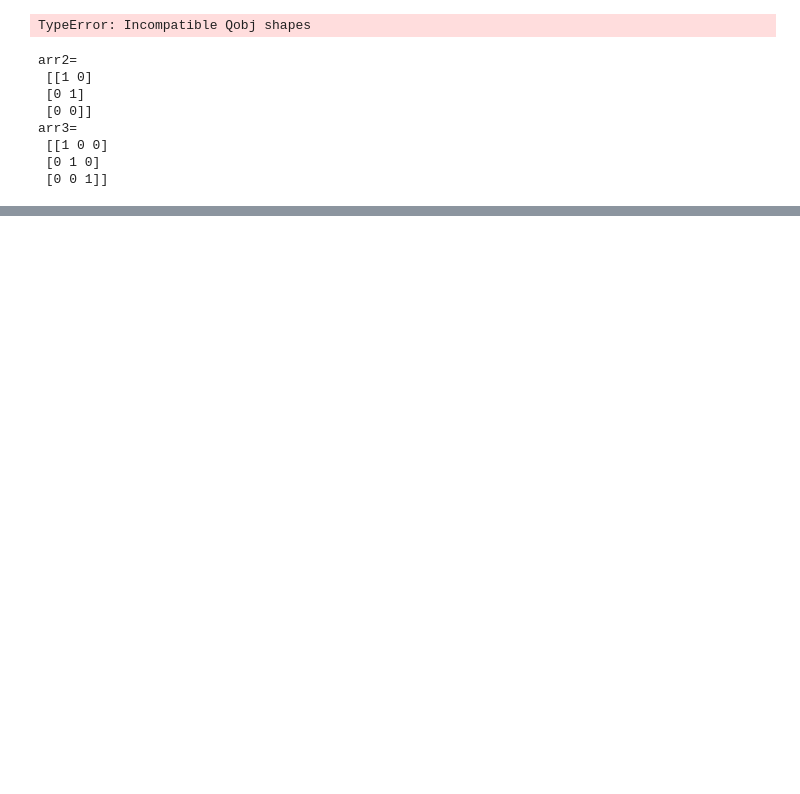
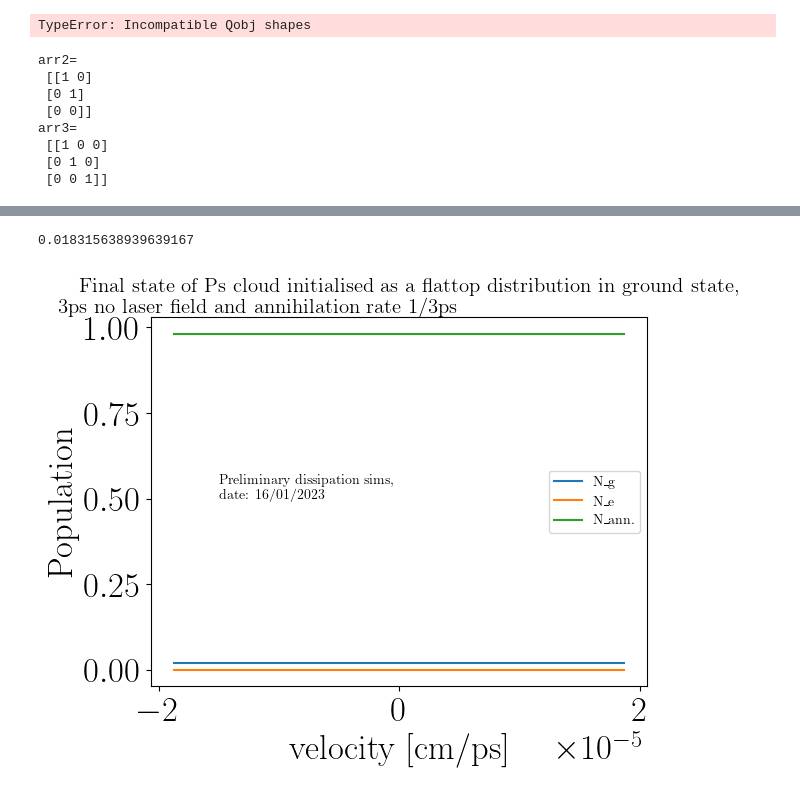
Before and after one commit to Yanaiski/master_thesis, a Jupyter notebook: 05_dissipation.ipynb, the cells around one changed output, grey strips where cells are left out. Saved outputs shown, nothing was run; the diff lists cells and outputs as text; code cells hidden in the pictures; blank space fills up the shorter version.

Commit message:
Added dissipation example

```diff
--- a/05_dissipation.ipynb
+++ b/05_dissipation.ipynb
@@ -122,0 +162,12 @@ plt.show()
+# %%
+system = Ps_system(N_atoms=250,dims=3,isDissipative=True)
+rabi0 = 0#2*np.pi*(3000e-3)
+chirp = 0#2*np.pi*(4000e-3)
+no_pulse = {"label":"no laser","rabi0" : rabi0, "detuning": 0,"chirp" : chirp,"pulse_duration" : 1,"unit_wavevector":1,"start":0,"end":12,"notch":1e-6}
+system.init_pulse(no_pulse)
+system.init_pulse_cycle()
+
+system.init_distribution_constant()
+system.init_states_general_flattop(internal_state_arr=np.asarray([[1,0,0],[0,0,0],[0,0,0]]))
+#system.set_Hamiltonian_MT()
+system.evolve(dissipation="annihilation")
@@ -122,0 +185,23 @@ plt.show()
+# %%
+#print(system.laserDict[0][1].rabi(system.laserDict[0][1].tlist,None))
+#print(system.c_ops)
+
+plt.plot(system.velocity_bins,np.asarray(system.saved_expect)[0,0:250,-1],label="N_g")
+plt.plot(system.velocity_bins,np.asarray(system.saved_expect)[0,250:500,-1],label="N_e")
+plt.plot(system.velocity_bins,np.asarray(system.saved_expect)[0,500:750,-1],label="N_ann.")
+
+print(1-np.asarray(system.saved_expect)[0,600,-1])
+#total = np.asarray(system.saved_expect)[0,0:250,-1]+np.asarray(system.saved_expect)[0,250:500,-1]
+#plt.plot(system.velocity_bins,total,label="total")
+#plt.plot(system.velocity_bins,np.full(system.N_bins,1),label="Initial total",ls="dashed",color="black")
+plt.legend(loc="right",fontsize=10)
+plt.text(-1.5e-5,0.5,"Preliminary dissipation sims,\n date: {}".format(date.today().strftime("%d/%m/%Y")),fontsize=10)
+plt.title(r"Final state of Ps cloud initialised as a flattop distribution in ground state,\newline 3ps no laser field and annihilation rate 1/3ps",fontsize=15)
+plt.xlabel("velocity [cm/ps]")
+plt.ylabel("Population")
+#plt.savefig("./figures/jan_2023/preliminary_flattop_annihilation_no_pulse.jpg",bbox_inches="tight")
+
+plt.show()
+# %% [output]
+0.018315638939639167
+[figure, added]
```
Also changed, not shown: parts of 11 cells of this notebook, 9 other files.
